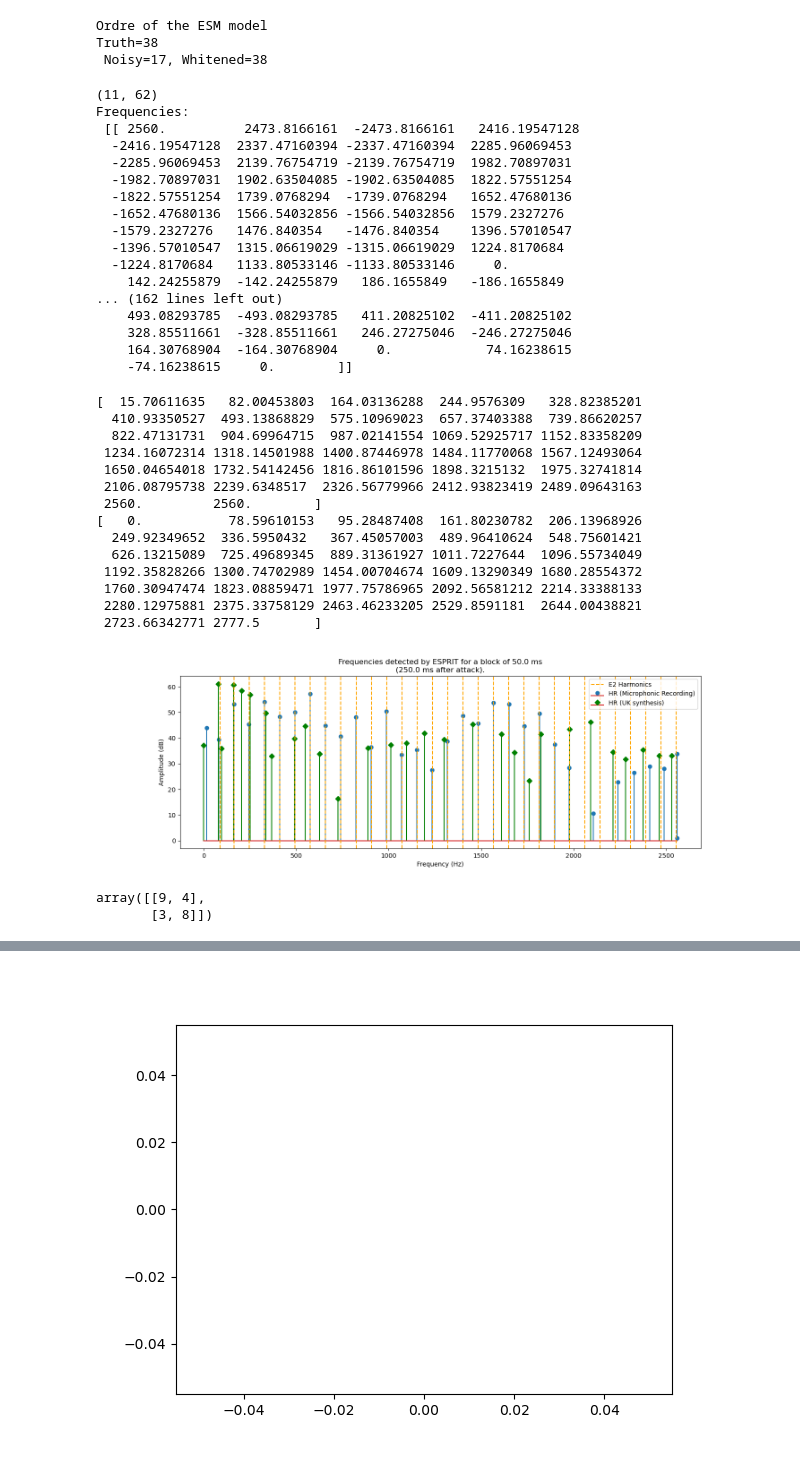
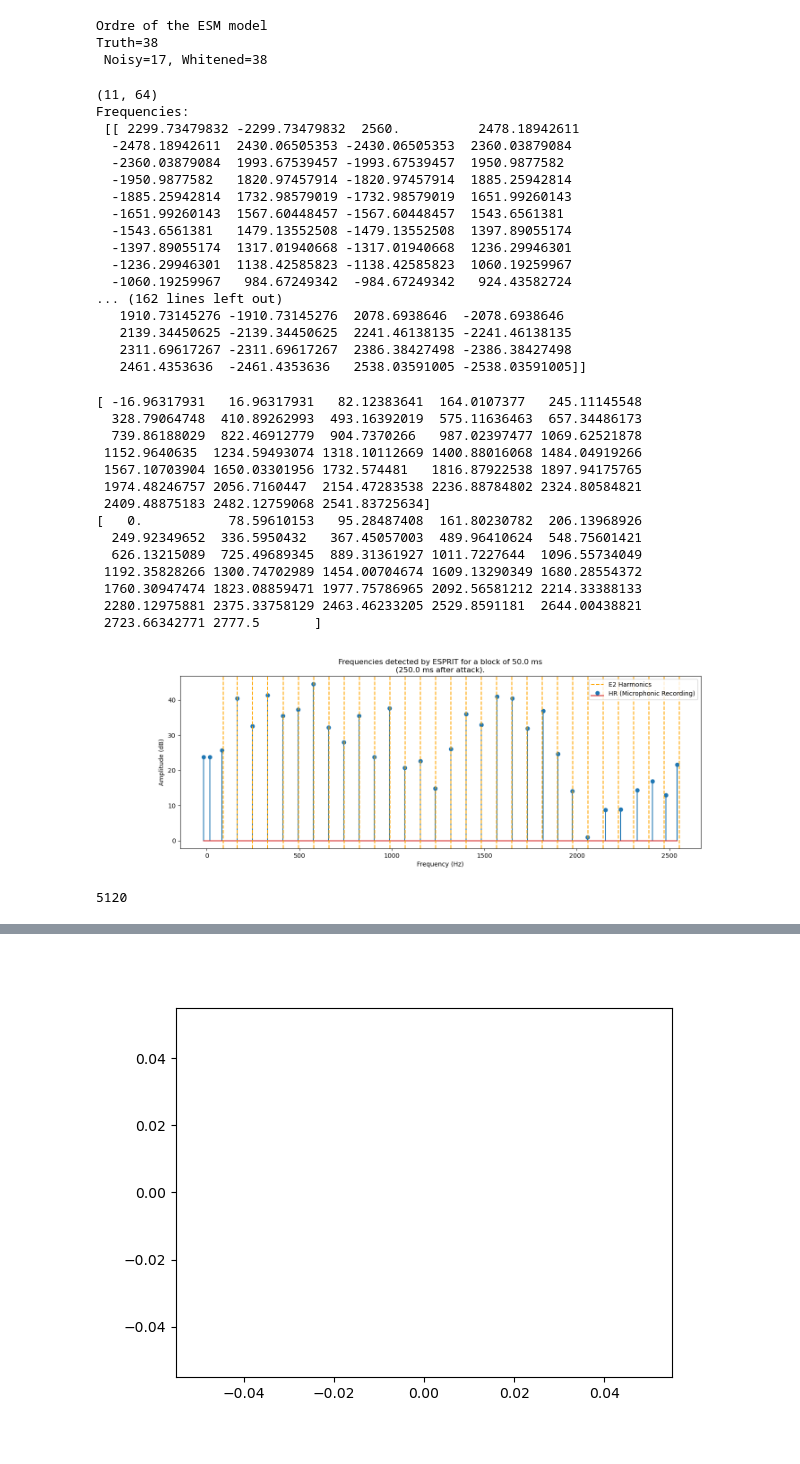
Before and after one commit to piptouque/atiam_pam_hrparam, a Jupyter notebook: source/hr_roy.ipynb, the cells around one changed output, grey strips where cells are left out. Drawn from its saved outputs; the diff is of its cells as text; code cells hidden in the pictures.

```diff
--- a/source/hr_roy.ipynb
+++ b/source/hr_roy.ipynb
@@ -679,30 +682,30 @@ Truth=38
 window_length = 0.05
 hop_size = 0.05
 
-delta_band0, freq_band0, alpha_band0, amp_band0, phi_band0 = pam.esprit_blocks(band0_white, window_length, hop_size, fs_bands, 64, 62)
+delta_band0, freq_band0, alpha_band0, amp_band0, phi_band0 = pam.esprit_blocks(band0_white, window_length, hop_size, fs_bands, 68, 64)
 
 freq_band0_hz = freq_band0*fs_bands
 print(freq_band0_hz.shape)
 
 print( 'Frequencies:\n', freq_band0_hz) #, '\n\n- Damping factors:\n', delta_band0, '\n\n- Complex Amplitudes:\n', alpha_band0, '\n\n- Amplitudes:\n', amp_band0, '\n\n- Intial Phases:\n', phi_band0 )
 # %% [output]
-(11, 62)
+(11, 64)
 Frequencies:
- [[ 2560.          2473.8166161  -2473.8166161   2416.19547128
-  -2416.19547128  2337.47160394 -2337.47160394  2285.96069453
-  -2285.96069453  2139.76754719 -2139.76754719  1982.70897031
-  -1982.70897031  1902.63504085 -1902.63504085  1822.57551254
-  -1822.57551254  1739.0768294  -1739.0768294   1652.47680136
-  -1652.47680136  1566.54032856 -1566.54032856  1579.2327276
-  -1579.2327276   1476.840354   -1476.840354    1396.57010547
-  -1396.57010547  1315.06619029 -1315.06619029  1224.8170684
-  -1224.8170684   1133.80533146 -1133.80533146     0.
-    142.24255879  -142.24255879   186.1655849   -186.1655849
+ [[ 2299.73479832 -2299.73479832  2560.          2478.18942611
+  -2478.18942611  2430.06505353 -2430.06505353  2360.03879084
+  -2360.03879084  1993.67539457 -1993.67539457  1950.9877582
+  -1950.9877582   1820.97457914 -1820.97457914  1885.25942814
+  -1885.25942814  1732.98579019 -1732.98579019  1651.99260143
+  -1651.99260143  1567.60448457 -1567.60448457  1543.6561381
+  -1543.6561381   1479.13552508 -1479.13552508  1397.89055174
+  -1397.89055174  1317.01940668 -1317.01940668  1236.29946301
+  -1236.29946301  1138.42585823 -1138.42585823  1060.19259967
+  -1060.19259967   984.67249342  -984.67249342   924.43582724
 ... (162 lines left out)
-    493.08293785  -493.08293785   411.20825102  -411.20825102
-    328.85511661  -328.85511661   246.27275046  -246.27275046
-    164.30768904  -164.30768904     0.            74.16238615
-    -74.16238615     0.        ]]
+   1910.73145276 -1910.73145276  2078.6938646  -2078.6938646
+   2139.34450625 -2139.34450625  2241.46138135 -2241.46138135
+   2311.69617267 -2311.69617267  2386.38427498 -2386.38427498
+   2461.4353636  -2461.4353636   2538.03591005 -2538.03591005]]
 # %%
 block = 5
 
@@ -725,45 +728,43 @@ x_uk = graph_uk[0][start_uk:]
 y_uk = np.abs(np.min(20*np.log10(graph_uk[1][start_uk:]))) + 20*np.log10(graph_uk[1][start_uk:]) + 1
 y_uk = 0.4*y_uk
 
 print(x)
 print(x_uk)
 
 plt.figure(figsize = [15,5])
 
 plt.title('Frequencies detected by ESPRIT for a block of ' + str(window_length*1000) + ' ms\n(' + str(block*hop_size*1000) + ' ms after attack).')
 plt.xlabel('Frequency (Hz)')
 plt.ylabel('Amplitude (dB)')
 
 plt.stem(x, y, label='HR (Microphonic Recording)')
 
-plt.stem(x_uk[:-3], y_uk[:-3], 'g', markerfmt='Dg',  label='HR (UK synthesis)')
+#plt.stem(x_uk[:-3], y_uk[:-3], 'g', markerfmt='Dg',  label='HR (UK synthesis)')
 
 
 plt.axvline(88.4, 0, 1, color='orange', linestyle='dashed', label='E2 Harmonics')
 for i in range(2,32):
     plt.axvline(i*82.4, 0, 1, color='orange', linestyle='dashed')
 
 plt.legend(loc = 'upper right')
 plt.show()
 # %% [output]
-[  15.70611635   82.00453803  164.03136288  244.9576309   328.82385201
-  410.93350527  493.13868829  575.10969023  657.37403388  739.86620257
-  822.47131731  904.69964715  987.02141554 1069.52925717 1152.83358209
- 1234.16072314 1318.14501988 1400.87446978 1484.11770068 1567.12493064
- 1650.04654018 1732.54142456 1816.86101596 1898.3215132  1975.32741814
- 2106.08795738 2239.6348517  2326.56779966 2412.93823419 2489.09643163
- 2560.         2560.        ]
+[ -16.96317931   16.96317931   82.12383641  164.0107377   245.11145548
+  328.79064748  410.89262993  493.16392019  575.11636463  657.34486173
+  739.86188029  822.46912779  904.7370266   987.02397477 1069.62521878
+ 1152.9640635  1234.59493074 1318.10112669 1400.88016068 1484.04919266
+ 1567.10703904 1650.03301956 1732.574481   1816.87922538 1897.94175765
+ 1974.48246757 2056.7160447  2154.47283538 2236.88784802 2324.80584821
+ 2409.48875183 2482.12759068 2541.83725634]
 [   0.           78.59610153   95.28487408  161.80230782  206.13968926
   249.92349652  336.5950432   367.45057003  489.96410624  548.75601421
   626.13215089  725.49689345  889.31361927 1011.7227644  1096.55734049
  1192.35828266 1300.74702989 1454.00704674 1609.13290349 1680.28554372
  1760.30947474 1823.08859471 1977.75786965 2092.56581212 2214.33388133
  2280.12975881 2375.33758129 2463.46233205 2529.8591181  2644.00438821
  2723.66342771 2777.5       ]
-[figure, old version]
+[figure, new version]
-# %%
-mato = np.array([[9,4], [3, 8]])
-mato
-# %% [output]
-array([[9, 4],
-       [3, 8]])
+# %%
+fs_bands
+# %% [output]
+5120
```
Also changed, not shown: parts of 17 cells of this notebook.
